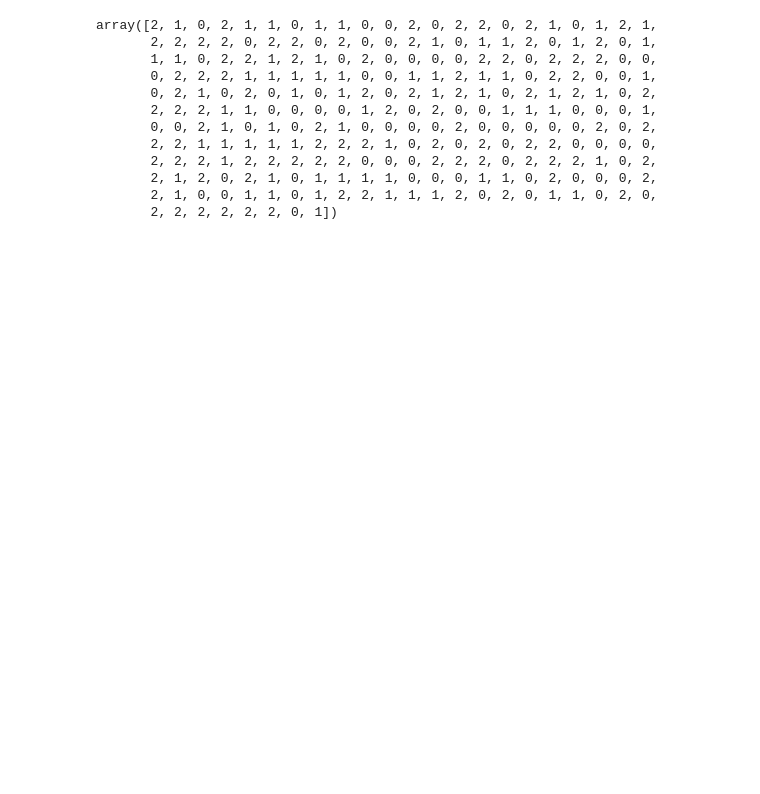
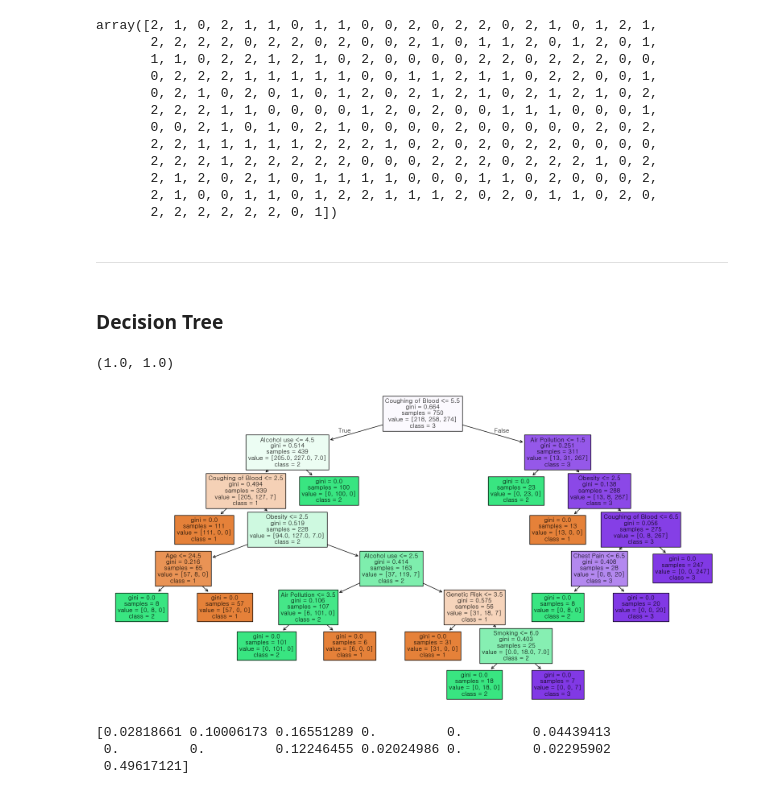
Before and after one commit to encore-SKN11/ML-3Team, a Jupyter notebook: ml_hyg.ipynb, the cells around one changed output. Cells and saved outputs as stored; diff of their text form; code cells hidden in the pictures; blank space fills up the shorter version.

Commit message:
decision tree

```diff
--- a/ml_hyg.ipynb
+++ b/ml_hyg.ipynb
@@ -13,7 +13,7 @@ font_path = 'C:\\Windows\\Fonts\\gulim.ttc'
 font = fm.FontProperties(fname=font_path).get_name()
 matplotlib.rc('font',family=font)
 # %%
-matplotlib.rcParams['font.family'] = 'AppleGothic'
+# matplotlib.rcParams['font.family'] = 'AppleGothic'
 # %%
 import warnings
 warnings.filterwarnings('ignore')
@@ -248,3 +248,36 @@ array([2, 1, 0, 2, 1, 1, 0, 1, 1, 0, 0, 2, 0, 2, 2, 0, 2, 1, 0, 1, 2, 1,
        2, 1, 2, 0, 2, 1, 0, 1, 1, 1, 1, 0, 0, 0, 1, 1, 0, 2, 0, 0, 0, 2,
        2, 1, 0, 0, 1, 1, 0, 1, 2, 2, 1, 1, 1, 2, 0, 2, 0, 1, 1, 0, 2, 0,
        2, 2, 2, 2, 2, 2, 0, 1])
+# %% [markdown]
+---
+# %% [markdown]
+### Decision Tree
+# %%
+from sklearn.tree import DecisionTreeClassifier
+
+dt = DecisionTreeClassifier(random_state=0)
+
+dt.fit(X_train, y_train)
+dt.score(X_train, y_train), dt.score(X_test, y_test) # 100이면 과적합인거 아닌가
+# %% [output]
+(1.0, 1.0)
+# %%
+from sklearn.tree import plot_tree
+
+plt.figure(figsize=(20,10))
+
+plot_tree(
+    dt,
+    filled=True,
+    feature_names=X.columns,
+    class_names=['1','2','3']
+)
+plt.show()
+# %% [output]
+[figure, added]
+# %%
+print(dt.feature_importances_)
+# %% [output]
+[0.02818661 0.10006173 0.16551289 0.         0.         0.04439413
+ 0.         0.         0.12246455 0.02024986 0.         0.02295902
+ 0.49617121]
```
Also changed, not shown: parts of 5 cells of this notebook.
